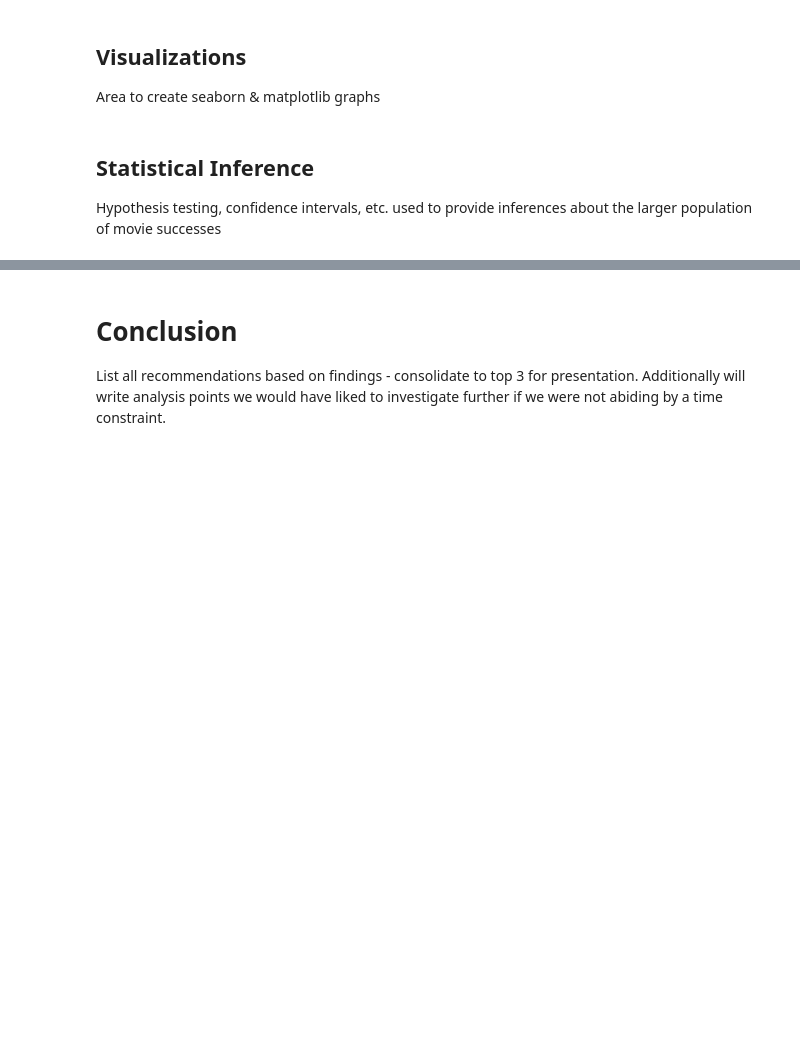
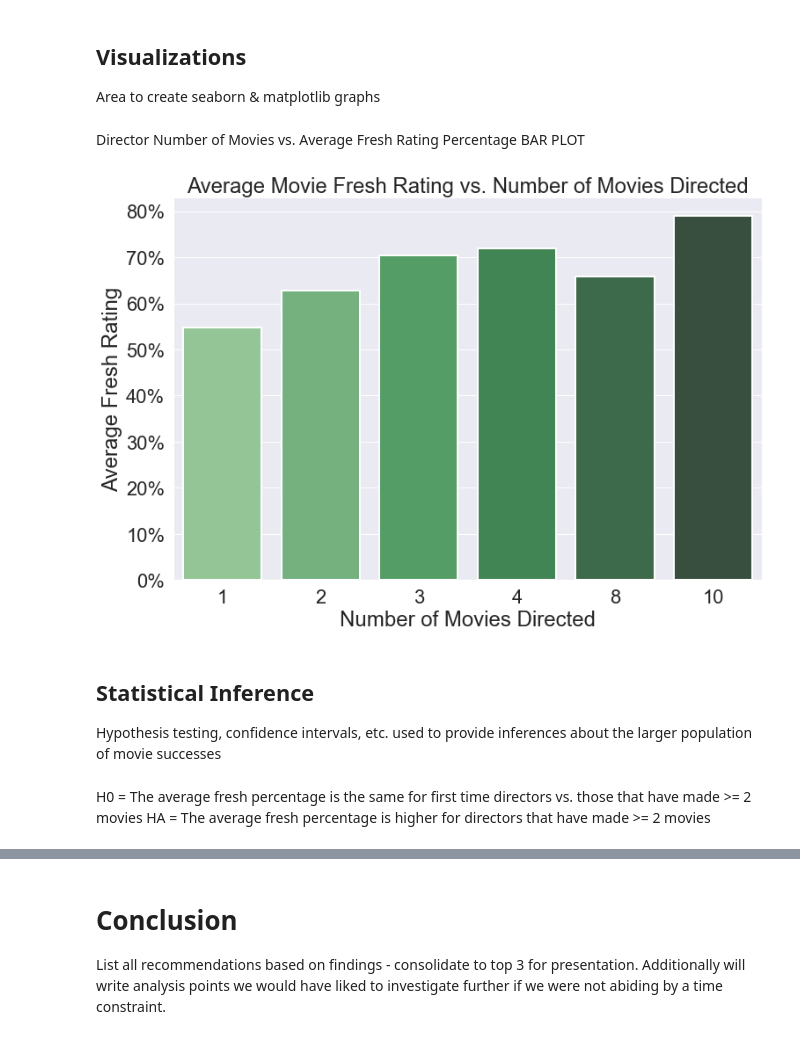
Before and after one commit to Brandon-Meyer0/git-dat-money, a Jupyter notebook: Capstone Group 1A.ipynb, the cells around one changed output, grey strips where cells are left out. Drawn from its saved outputs; the diff is of its cells as text; code cells hidden in the pictures; blank space fills up the shorter version.

```diff
--- a/Capstone Group 1A.ipynb
+++ b/Capstone Group 1A.ipynb
@@ -695,0 +792,3 @@ Look at relationships between genre, director, rating, writer or runtime with th
+# %%
+dir_numDF = director_df.groupby(['director'])['id'].nunique().sort_values(ascending=False).reset_index(name='num_movies')
+type(dir_numDF)
@@ -695,0 +797,3 @@ Look at relationships between genre, director, rating, writer or runtime with th
+# %%
+dir_freshDF = director_df.groupby(['director'])['percentage'].mean().reset_index(name='avg_fresh_pct')
+dir_freshDF
@@ -695,0 +814,4 @@ Look at relationships between genre, director, rating, writer or runtime with th
+# %%
+#Combine the dataframes with number of unique ids (movies) per director, and the dataframe with average fresh percentage
+dir_eval = pd.merge(dir_numDF, dir_freshDF, on='director', how='inner')
+dir_eval.head(26)
@@ -695,0 +856,3 @@ Look at relationships between genre, director, rating, writer or runtime with th
+# %%
+dir_num_movies_compare = dir_eval.groupby('num_movies')['avg_fresh_pct'].mean().reset_index(name='avg_fresh_rtgs')
+dir_num_movies_compare
@@ -711,6 +882,39 @@ Look at relationship between studio and rating, popularity etc.
 # %% [markdown]
 ## Visualizations
 Area to create seaborn & matplotlib graphs
+# %% [markdown]
+Director Number of Movies vs. Average Fresh Rating Percentage
+BAR PLOT
+# %%
+#Increase / customize figure size
+plt.figure(figsize=(12,8))
+
+#Change theme color and increase font size
+sns.set_theme(style='darkgrid', font_scale=2)
+
+#Create a barplot
+ax = sns.barplot(data=dir_num_movies_compare,
+                x='num_movies',
+                y='avg_fresh_rtgs',
+                linewidth=2,
+                palette="Greens_d")
+
+#Set the labels and title for graph
+ax.set(xlabel='Number of Movies Directed',
+       ylabel='Average Fresh Rating',
+       title='Average Movie Fresh Rating vs. Number of Movies Directed')
+
+#Format y-axis ticks to be in percentage format instead of decimal
+yvalues = ['{:,.0f}'.format(x) + '%' for x in ax.get_yticks() * 100]
+ax.set_yticklabels(yvalues)
+
+#Only return plot to console
+plt.show()
+# %% [output]
+[figure, added]
 # %% [markdown]
 ## Statistical Inference
 Hypothesis testing, confidence intervals, etc. used to provide inferences about the larger population of movie successes
+# %% [markdown]
+H0 = The average fresh percentage is the same for first time directors vs. those that have made >= 2 movies
+HA = The average fresh percentage is higher for directors that have made >= 2 movies
```
Also changed, not shown: parts of 31 cells of this notebook.
